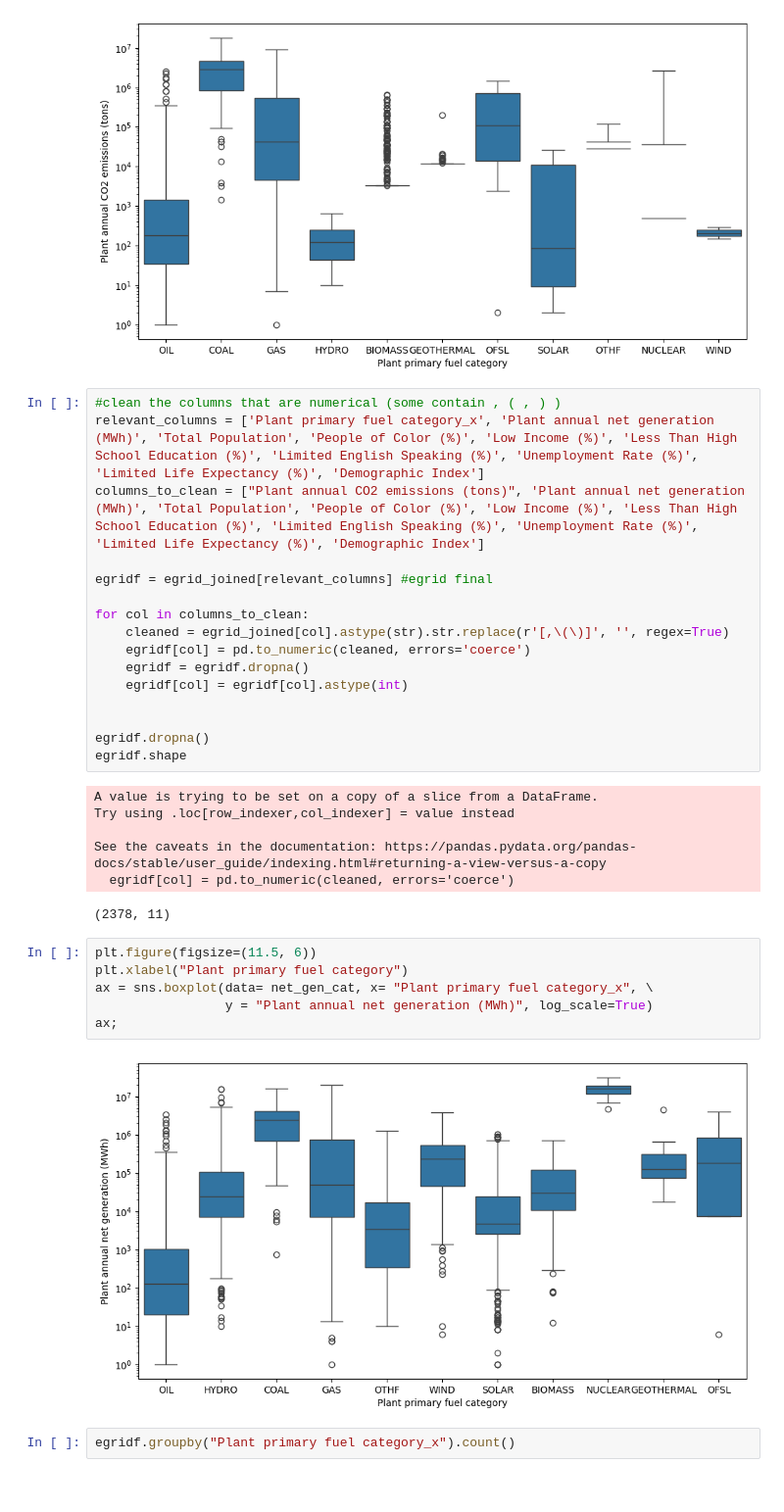
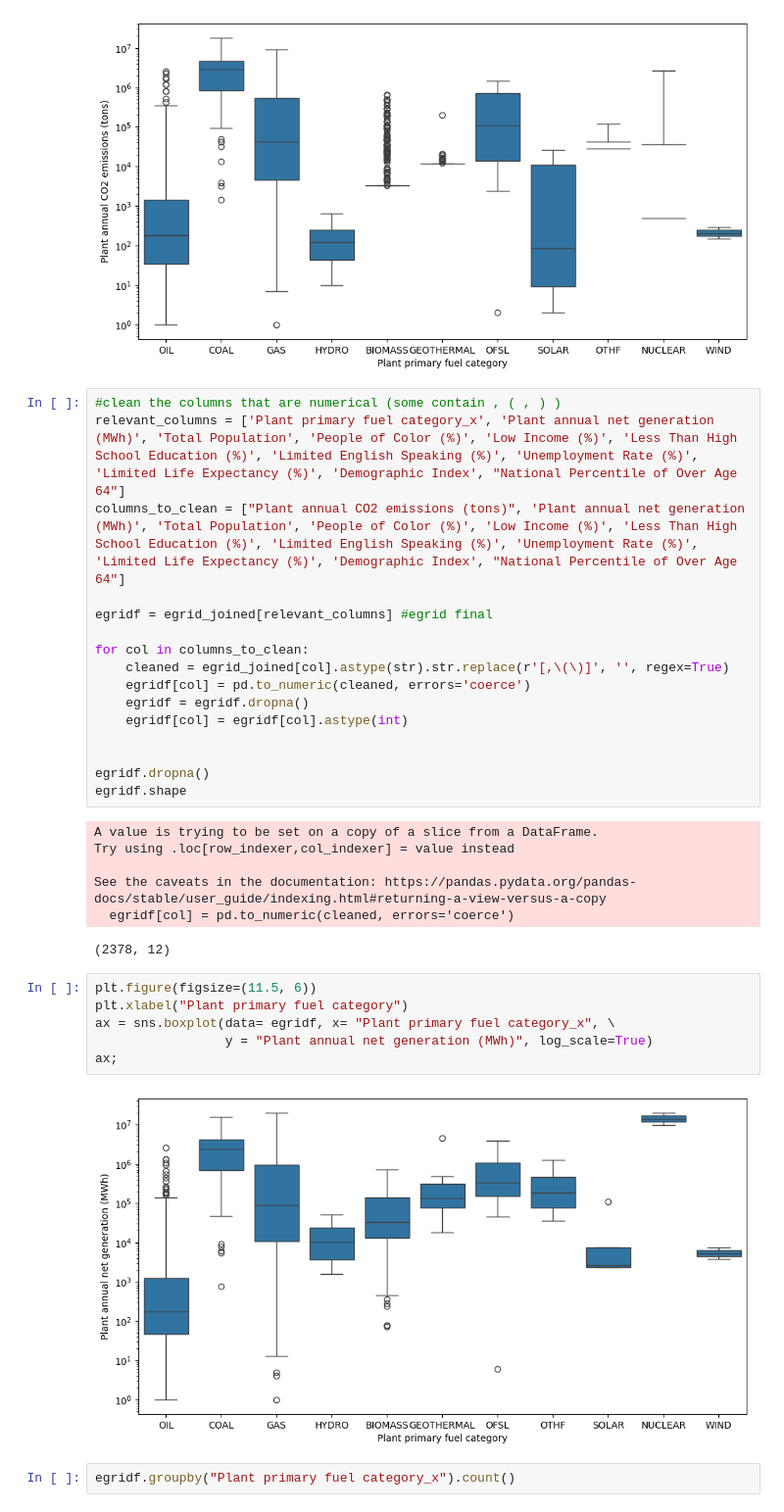
Before and after one commit to reilyfairchild/Data102_Final_Project, a Jupyter notebook: dataset_3_EDA.ipynb, the cells around one changed output. Shown: that part at 98% size. Cells and saved outputs as stored; diff of their text form.

```diff
--- a/dataset_3_EDA.ipynb
+++ b/dataset_3_EDA.ipynb
@@ -217,8 +214,8 @@ ax;
 [figure]
 # %%
 #clean the columns that are numerical (some contain , ( , ) )
-relevant_columns = ['Plant primary fuel category_x', 'Plant annual net generation (MWh)', 'Total Population', 'People of Color (%)', 'Low Income (%)', 'Less Than High School Education (%)', 'Limited English Speaking (%)', 'Unemployment Rate (%)', 'Limited Life Expectancy (%)', 'Demographic Index']
-columns_to_clean = ["Plant annual CO2 emissions (tons)", 'Plant annual net generation (MWh)', 'Total Population', 'People of Color (%)', 'Low Income (%)', 'Less Than High School Education (%)', 'Limited English Speaking (%)', 'Unemployment Rate (%)', 'Limited Life Expectancy (%)', 'Demographic Index']
+relevant_columns = ['Plant primary fuel category_x', 'Plant annual net generation (MWh)', 'Total Population', 'People of Color (%)', 'Low Income (%)', 'Less Than High School Education (%)', 'Limited English Speaking (%)', 'Unemployment Rate (%)', 'Limited Life Expectancy (%)', 'Demographic Index', "National Percentile of Over Age 64"]
+columns_to_clean = ["Plant annual CO2 emissions (tons)", 'Plant annual net generation (MWh)', 'Total Population', 'People of Color (%)', 'Low Income (%)', 'Less Than High School Education (%)', 'Limited English Speaking (%)', 'Unemployment Rate (%)', 'Limited Life Expectancy (%)', 'Demographic Index', "National Percentile of Over Age 64"]
 
 egridf = egrid_joined[relevant_columns] #egrid final
 
@@ -237,15 +234,15 @@ Try using .loc[row_indexer,col_indexer] = value instead
 
 See the caveats in the documentation: https://pandas.pydata.org/pandas-docs/stable/user_guide/indexing.html#returning-a-view-versus-a-copy
   egridf[col] = pd.to_numeric(cleaned, errors='coerce')
-(2378, 11)
+(2378, 12)
 # %%
 plt.figure(figsize=(11.5, 6))
 plt.xlabel("Plant primary fuel category")
-ax = sns.boxplot(data= net_gen_cat, x= "Plant primary fuel category_x", \
+ax = sns.boxplot(data= egridf, x= "Plant primary fuel category_x", \
                  y = "Plant annual net generation (MWh)", log_scale=True)
 ax;
 # %% [output]
-[figure, old version]
+[figure, new version]
 # %%
 egridf.groupby("Plant primary fuel category_x").count()
 # %% [output]
```
Also changed, not shown: parts of 13 cells of this notebook.
